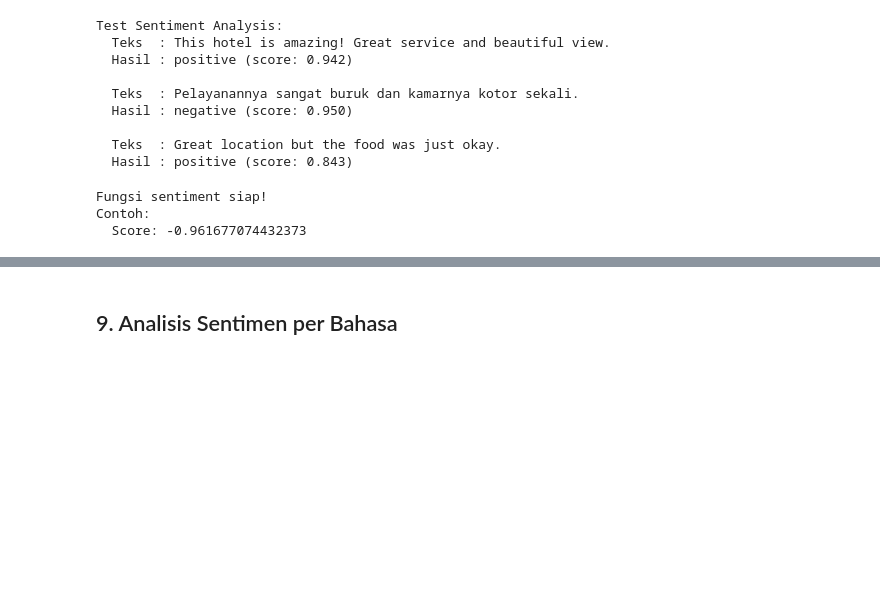
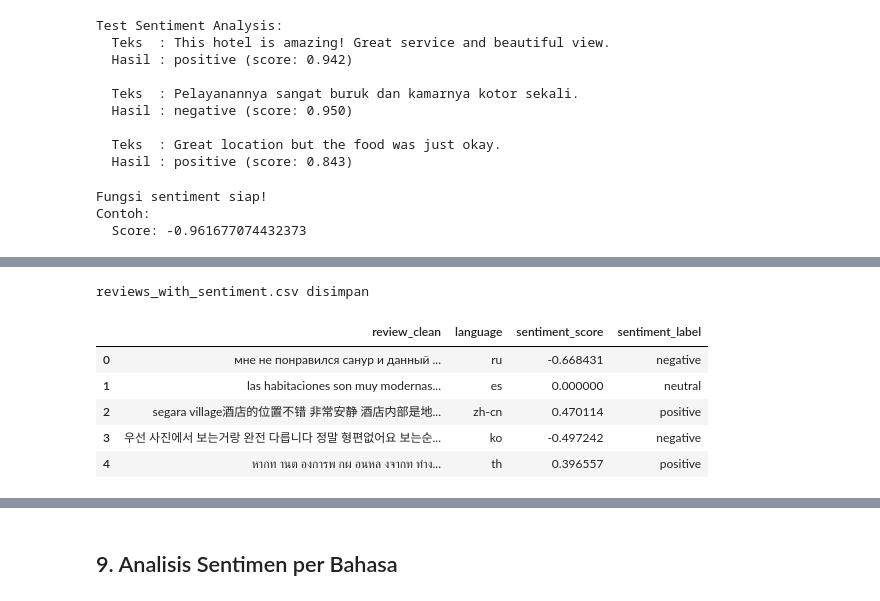
Before and after one commit to indrianisaptr/BaliGuard-Early-Warning-System, a Jupyter notebook: notebooks/03_Text_Preprocessing_Sentiment.ipynb, the cells around one changed output, grey strips where cells are left out. Saved outputs shown, nothing was run; the diff lists cells and outputs as text; code cells hidden in the pictures; blank space fills up the shorter version.

```diff
--- a/notebooks/03_Text_Preprocessing_Sentiment.ipynb
+++ b/notebooks/03_Text_Preprocessing_Sentiment.ipynb
@@ -35,7 +35,7 @@ Dataset ini menggabungkan semua review hotel Bali dengan kolom:
 # date sudah datetime64 (openpyxl auto-parse)
 
 reviews = pd.read_excel(
-    'data/raw/merged_all_hotels.xlsx',
+    '../data/raw/merged_all_hotels.xlsx',
     parse_dates=['date']
 )
 
@@ -45,7 +45,7 @@ reviews['rating'] = pd.to_numeric(reviews['rating'], errors='coerce')
 print('Shape            :', reviews.shape)
 print('Kolom            :', reviews.columns.tolist())
 print('Tipe date        :', reviews['date'].dtype)
-print('Rentang tanggal  :', reviews['date'].min(), '→', reviews['date'].max())
+print('Rentang tanggal  :', reviews['date'].min(), '->', reviews['date'].max())
 print('Null rating      :', reviews['rating'].isna().sum(), '/', len(reviews))
 print()
 reviews.head(3)
@@ -85,7 +85,7 @@ rating
 # %%
 # File ini hanya punya 1 kolom: 'review'
 digital_reviews = pd.read_csv(
-    'data/raw/Dataset of Digital Reviews in Tourism - 2.csv',
+    '../data/raw/Dataset of Digital Reviews in Tourism - 2.csv',
     engine='python',
     on_bad_lines='skip'
 )
@@ -427,7 +428,15 @@ KeyboardInterrupt:
 # %%
 # Simpan hasil sentiment
-reviews_sample.to_csv('data/processed/reviews_with_sentiment.csv', index=False)
-print('✅ reviews_with_sentiment.csv disimpan')
+reviews_sample.to_csv('../data/processed/reviews_with_sentiment.csv', index=False)
+print('reviews_with_sentiment.csv disimpan')
 
 reviews_sample[['review_clean', 'language', 'sentiment_score', 'sentiment_label']].head(5)
+# %% [output]
+reviews_with_sentiment.csv disimpan
+|  | review_clean | language | sentiment_score | sentiment_label |
+| 0 | мне не понравился санур и данный ... | ru | -0.668431 | negative |
+| 1 | las habitaciones son muy modernas... | es | 0.000000 | neutral |
+| 2 | segara village酒店的位置不错 非常安静 酒店内部是地... | zh-cn | 0.470114 | positive |
+| 3 | 우선 사진에서 보는거랑 완전 다릅니다 정말 형편없어요 보는순... | ko | -0.497242 | negative |
+| 4 | หากท านต องการพ กผ อนหล งจากท ทำง... | th | 0.396557 | positive |
 # %%
```
Also changed, not shown: parts of 25 cells of this notebook, 27 other files.
